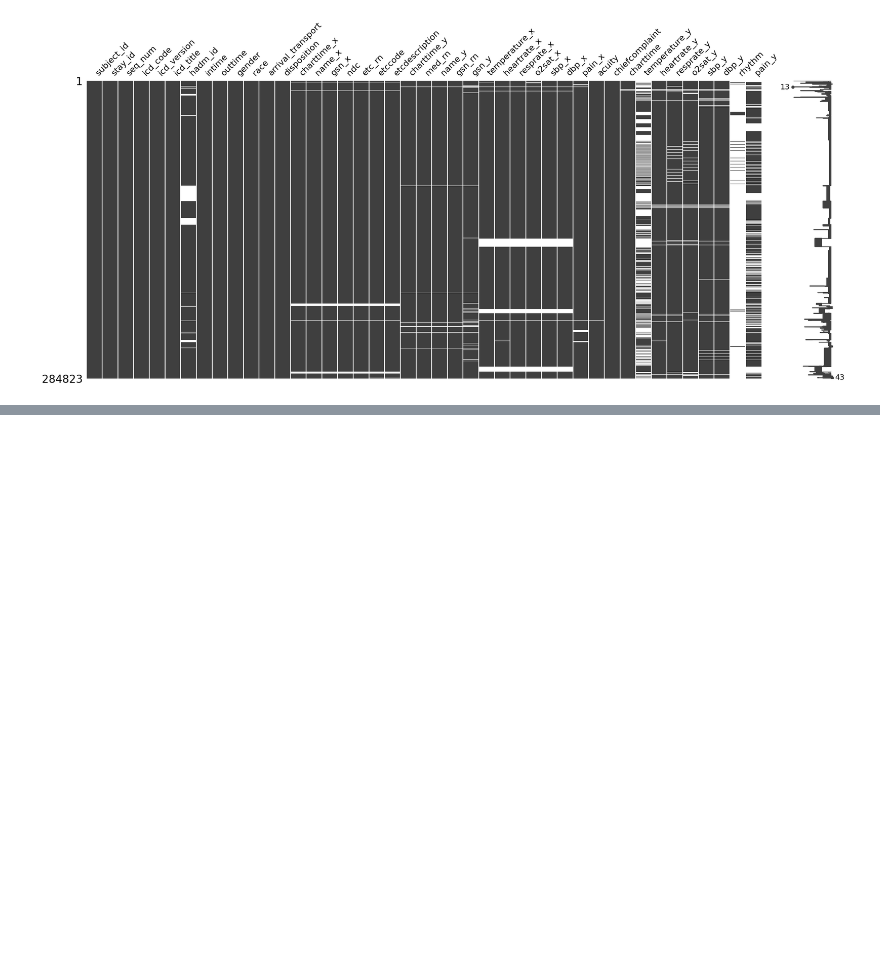
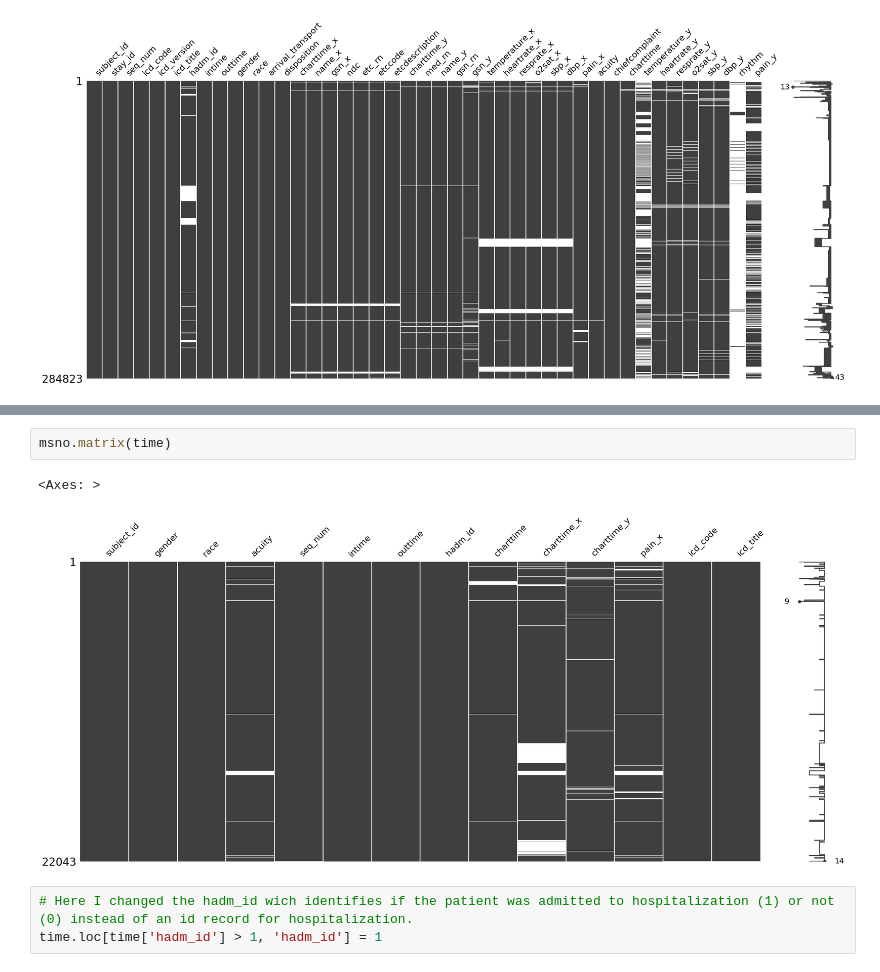
Before and after one commit to educbd/Capstone_Project, a Jupyter notebook: MIMIC_IV_Capstone.ipynb, the cells around one changed output, grey strips where cells are left out. Saved outputs shown, nothing was run; the diff lists cells and outputs as text; blank space fills up the shorter version.

```diff
--- a/MIMIC_IV_Capstone.ipynb
+++ b/MIMIC_IV_Capstone.ipynb
@@ -148,0 +183,8 @@ msno.matrix(df)
+# %%
+msno.matrix(time)
+# %% [output]
+<Axes: >
+[figure, added]
+# %%
+# Here I changed the hadm_id wich identifies if the patient was admitted to hospitalization (1) or not (0) instead of an id record for hospitalization.
+time.loc[time['hadm_id'] > 1, 'hadm_id'] = 1
```
Also changed, not shown: parts of 27 cells of this notebook.
